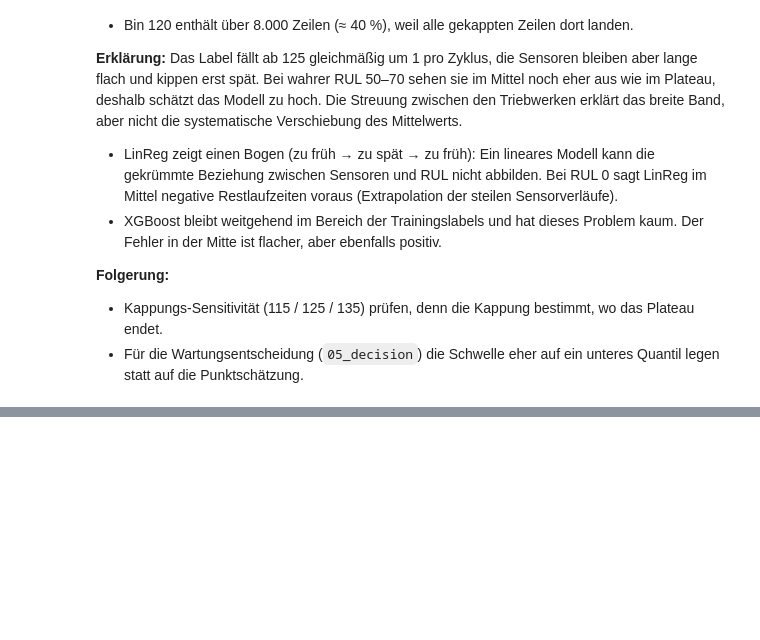
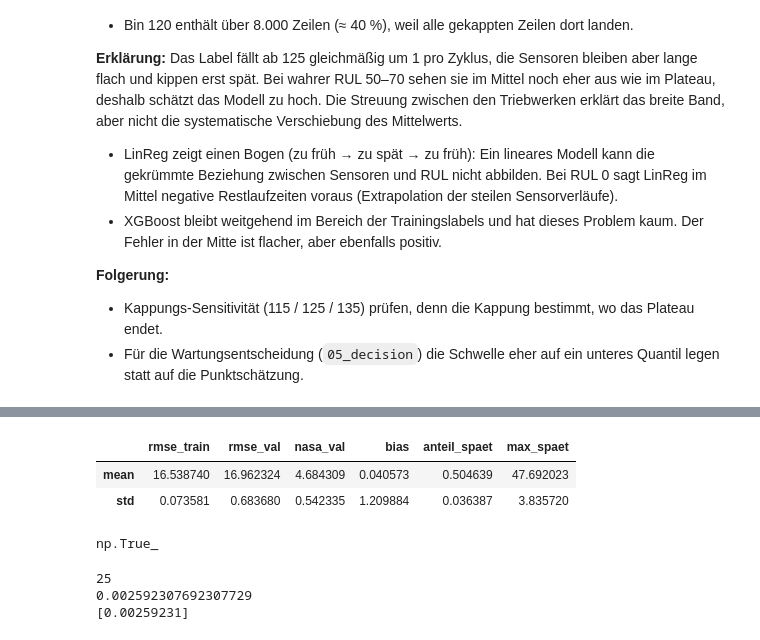
Before and after one commit to nils-pt/turbofan, a Jupyter notebook: notebooks/04_features_models.ipynb, the cells around one changed output, grey strips where cells are left out. Saved outputs shown, nothing was run; the diff lists cells and outputs as text; code cells hidden in the pictures; blank space fills up the shorter version.

```diff
--- a/notebooks/04_features_models.ipynb
+++ b/notebooks/04_features_models.ipynb
@@ -278,0 +349,22 @@ plt.show()
+# %%
+cv_roll_c_lr.drop(columns="fold").agg(["mean", "std"])
+# %% [output]
+|  | rmse_train | rmse_val | nasa_val | bias | anteil_spaet | max_spaet |
+| mean | 16.538740 | 16.962324 | 4.684309 | 0.040573 | 0.504639 | 47.692023 |
+| std | 0.073581 | 0.683680 | 0.542335 | 1.209884 | 0.036387 | 3.835720 |
+# %%
+train.groupby("unit")["cycle"].diff().dropna().eq(1).all()
+# %% [output]
+np.True_
+# %%
+fenster = train[(train["unit"]==1)& (train["cycle"] >= 76) & (train["cycle"]<= 100)]["s11"].values
+
+print(len(fenster))
+
+print(steigung(fenster))
+
+print(train[(train["unit"]==1)& (train["cycle"]==100)]["s11_slope25"].values)
+# %% [output]
+25
+0.002592307692307729
+[0.00259231]
```
Also changed, not shown: parts of 12 cells of this notebook.
